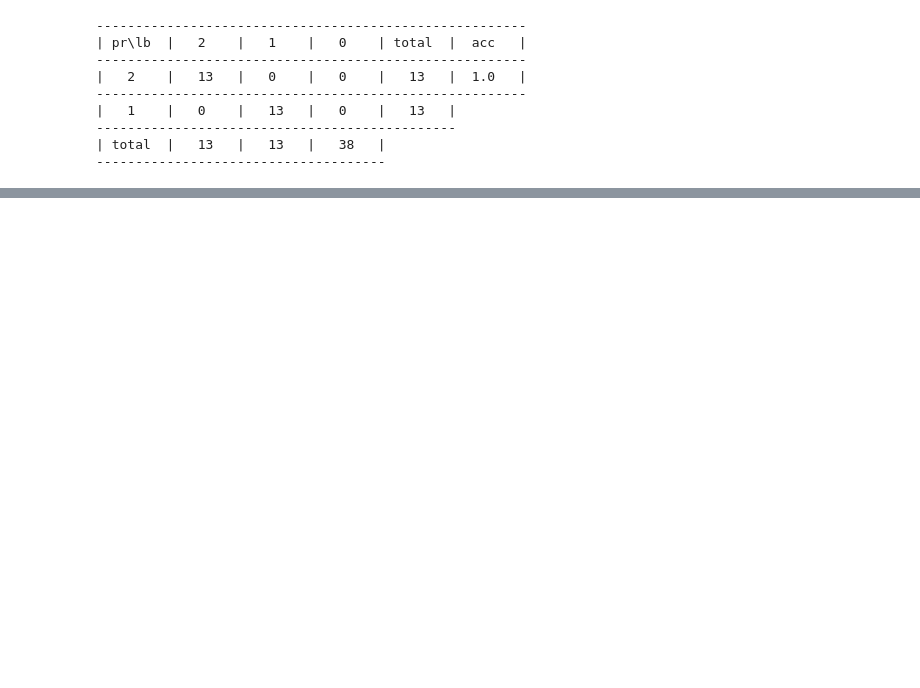
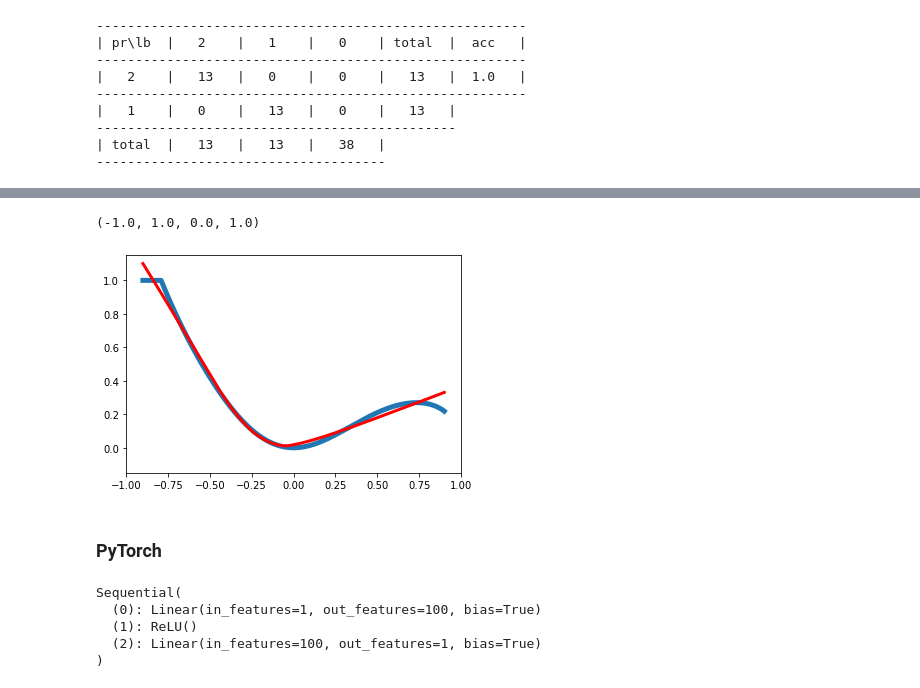
Before and after one commit to MartaVallejo/MachineLearning, a Jupyter notebook: ArtificialNeuralNetwork.ipynb, the cells around one changed output, grey strips where cells are left out. Saved outputs shown, nothing was run; the diff lists cells and outputs as text; code cells hidden in the pictures; blank space fills up the shorter version.

```diff
--- a/ArtificialNeuralNetwork.ipynb
+++ b/ArtificialNeuralNetwork.ipynb
@@ -114,0 +144,5 @@ compare_class(predicted, y_test)
+# %%
+from sklearn.neural_network import MLPRegressor
+ann = MLPRegressor(max_iter=1000, hidden_layer_sizes=5000)
+ann.fit(X, y.reshape(-1))
+y_pred = ann.predict(X)
@@ -114,0 +153,29 @@ compare_class(predicted, y_test)
+# %%
+plt.plot(X, y, lw=5)
+plt.plot(X, y_pred, c='red', lw=3)
+plt.axis('equal')
+plt.axis(np.array((-1, 1, 0, 1)))
+# %% [output]
+(-1.0, 1.0, 0.0, 1.0)
+[figure, added]
+# %% [markdown]
+### PyTorch
+# %%
+random.seed(42)
+np.random.seed(42)
+torch.manual_seed(42)
+input_size = 1
+hidden_layer_size = 100
+output_size = 1
+model = torch.nn.Sequential(
+    torch.nn.Linear(input_size, hidden_layer_size),
+    torch.nn.ReLU(),
+    torch.nn.Linear(hidden_layer_size, output_size)
+)
+model.to(device)
+# %% [output]
+Sequential(
+  (0): Linear(in_features=1, out_features=100, bias=True)
+  (1): ReLU()
+  (2): Linear(in_features=100, out_features=1, bias=True)
+)
```
Also changed, not shown: parts of 18 cells of this notebook.
